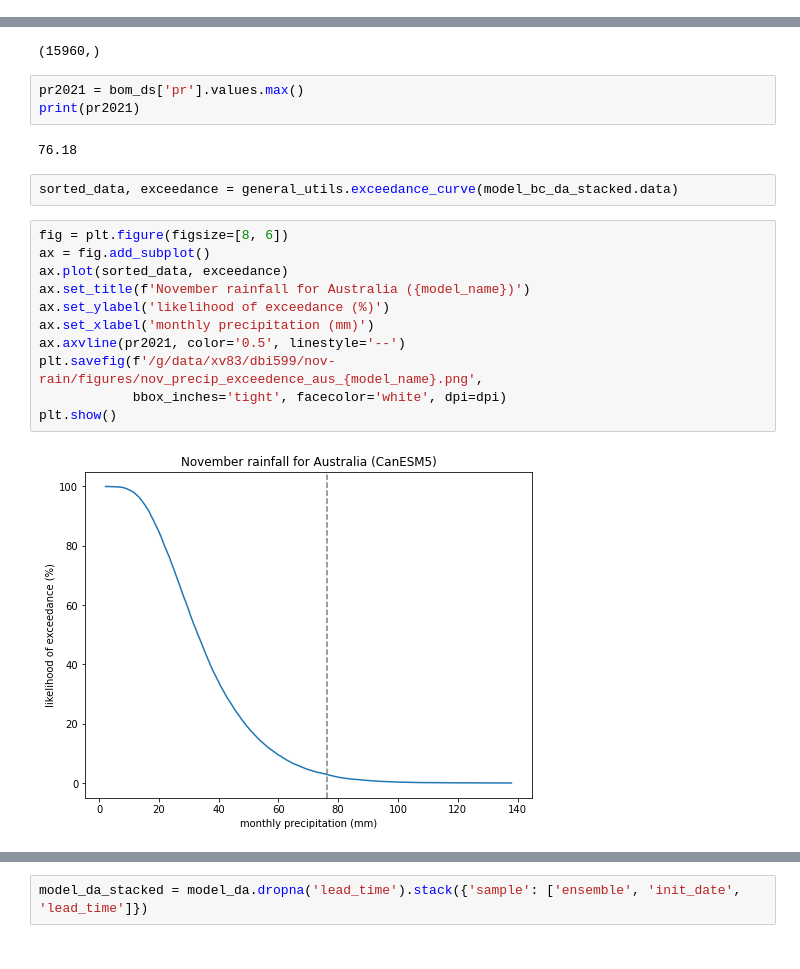
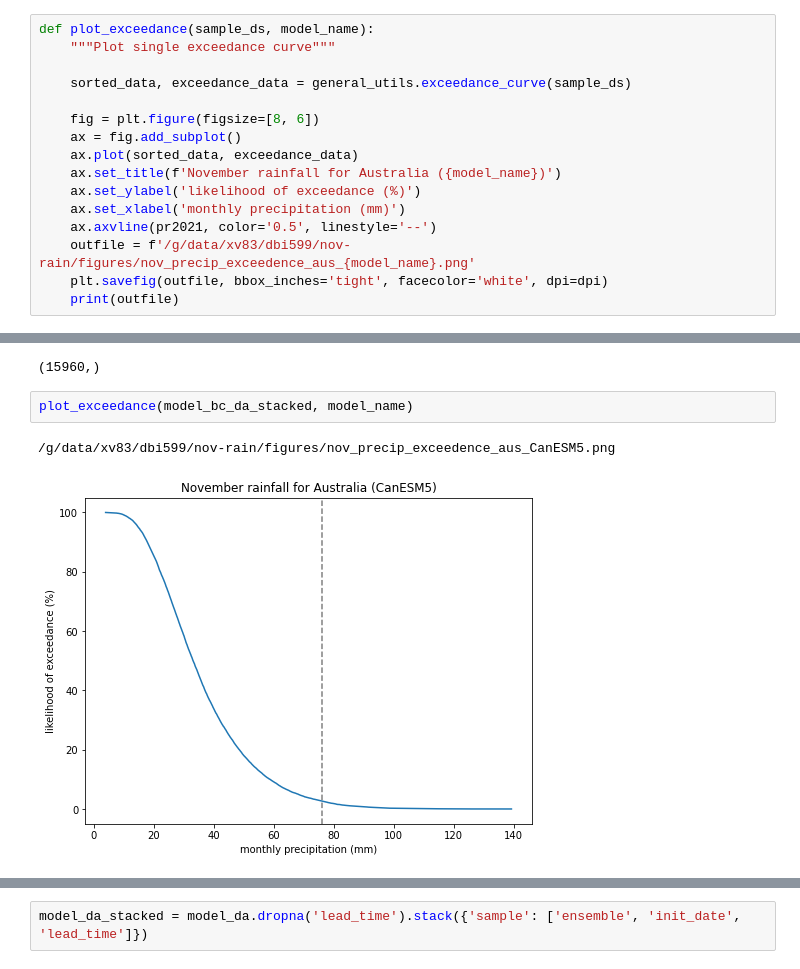
Before and after one commit to AusClimateService/nov-rain, a Jupyter notebook: analysis/analysis_CanESM5.ipynb, the cells around one changed output, grey strips where cells are left out. Saved outputs shown, nothing was run; the diff lists cells and outputs as text.

```diff
--- a/analysis/analysis_CanESM5.ipynb
+++ b/analysis/analysis_CanESM5.ipynb
@@ -191,3 +255,19 @@ These are the p-values for each lead time.
 p > 0.05 means the null hypothesis (that the two samples are from the same population) can't be rejected.
 # %% [markdown]
 ### Exceedance curves
+# %%
+def plot_exceedance(sample_ds, model_name):
+    """Plot single exceedance curve"""
+
+    sorted_data, exceedance_data = general_utils.exceedance_curve(sample_ds)
+
+    fig = plt.figure(figsize=[8, 6])
+    ax = fig.add_subplot()
+    ax.plot(sorted_data, exceedance_data)
+    ax.set_title(f'November rainfall for Australia ({model_name})')
+    ax.set_ylabel('likelihood of exceedance (%)')
+    ax.set_xlabel('monthly precipitation (mm)')
+    ax.axvline(pr2021, color='0.5', linestyle='--')
+    outfile = f'/g/data/xv83/dbi599/nov-rain/figures/nov_precip_exceedence_aus_{model_name}.png'
+    plt.savefig(outfile, bbox_inches='tight', facecolor='white', dpi=dpi)
+    print(outfile)
@@ -197,23 +312,8 @@ model_bc_da_stacked = model_bc_ds.dropna('lead_time')['pr'].stack({'sample': ['e
 model_bc_da_stacked.shape
 # %% [output]
 (15960,)
-# %%
-pr2021 = bom_ds['pr'].values.max()
-print(pr2021)
-# %% [output]
-76.18
-# %%
-sorted_data, exceedance = general_utils.exceedance_curve(model_bc_da_stacked.data)
-# %%
-fig = plt.figure(figsize=[8, 6])
-ax = fig.add_subplot()
-ax.plot(sorted_data, exceedance)
-ax.set_title(f'November rainfall for Australia ({model_name})')
-ax.set_ylabel('likelihood of exceedance (%)')
-ax.set_xlabel('monthly precipitation (mm)')
-ax.axvline(pr2021, color='0.5', linestyle='--')
-plt.savefig(f'/g/data/xv83/dbi599/nov-rain/figures/nov_precip_exceedence_aus_{model_name}.png',
-            bbox_inches='tight', facecolor='white', dpi=dpi)
-plt.show()
-# %% [output]
-[figure, removed]
+# %%
+plot_exceedance(model_bc_da_stacked, model_name)
+# %% [output]
+/g/data/xv83/dbi599/nov-rain/figures/nov_precip_exceedence_aus_CanESM5.png
+[figure, added]
```
Also changed, not shown: parts of 25 cells of this notebook, 16 other files.
